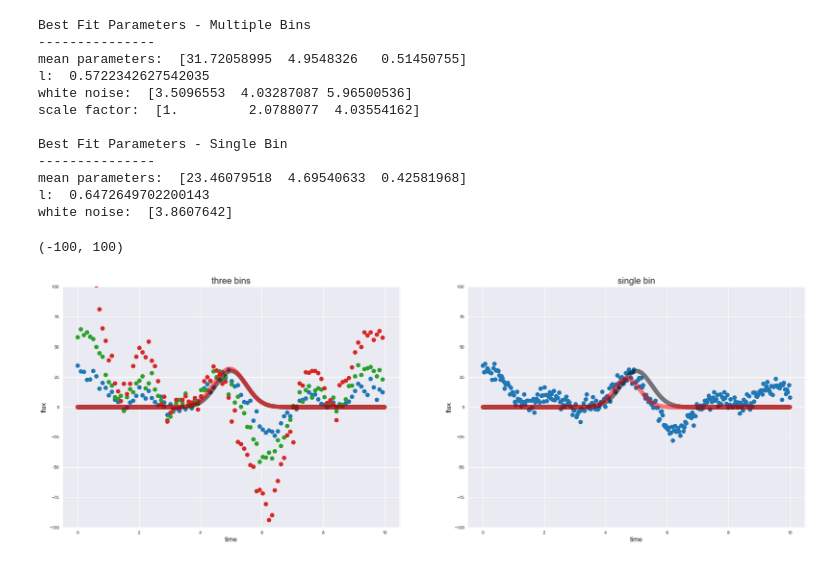
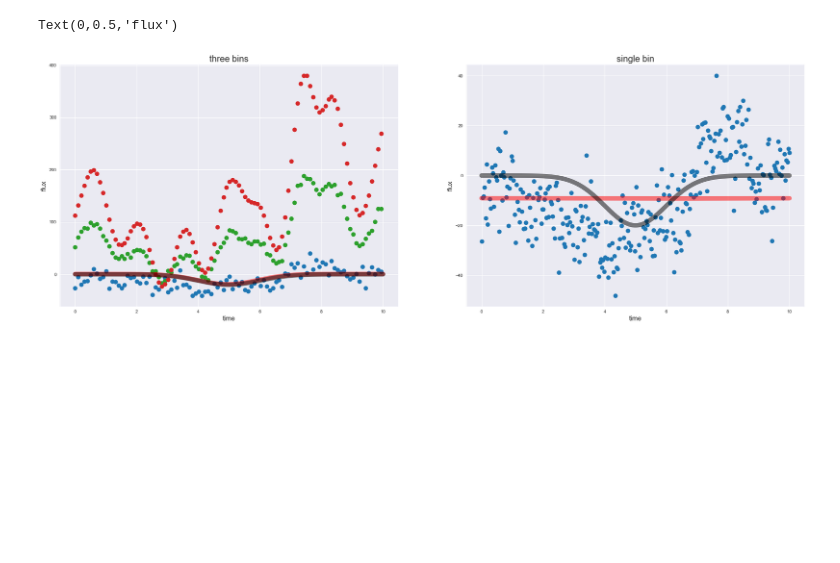
Before and after one commit to tagordon/gp2d, a Jupyter notebook: My GP Implementation.ipynb, the cells around one changed output. Cells and saved outputs as stored; diff of their text form; code cells hidden in the pictures; blank space fills up the shorter version.

Commit message:
random light curves and BIC

```diff
--- a/My GP Implementation.ipynb
+++ b/My GP Implementation.ipynb
@@ -105,20 +112,24 @@ def do_mcmc(p0, n_samples, n_steps, n_walkers, n_burnin, data, t):
 # %%
 # parameters for true mean and gp
 
-t0 = 5
-sig = 0.5
-A = 30
-true_params = np.log(0.5), np.log(4), np.log(4), np.log(6), 2, 4, A, t0, sig
+true_log_A = np.log(10)
+true_log_l = np.log(0.5)
+true_log_wn = np.log([10, 5, 1])
+true_c = [5, 10]
+true_mean_params = [-20, 5, 1]
+true_offset = [0, 100, 200]
+
+true_params = make_params(3, log_A=true_log_A, log_l=true_log_l, log_wn=true_log_wn, c=true_c, mean_params=true_mean_params, offset=true_offset)
 t_single = np.linspace(0, 10, 300)
 t = t_single[::3]
 tp = np.linspace(0, 10, 1000)
 
-def gauss(t, A, t0, sig):
-    return A*np.exp(-((t - t0)**2)/(2*sig*sig))
+def gauss(t, offset, A, t0, sig):
+    return offset + A*np.exp(-((t - t0)**2)/(2*sig*sig))
 # %%
 # make the fake data
 
-data = make_data(true_params, gauss, 3, t_single)
+data = make_data(true_params, gauss, 3, 3, t_single)
 data_single = data[0]
 y1, y2, y3 = [d[::3] for d in data]
 # %%
@@ -159,61 +225,31 @@ scale factor:  [1 2 4]
 # %%
-# minimize the single and triple-wavelength cases and plot the fits.
+# plot fits
+_, _, _, _, mean_params_multi, offset_multi = unpack_params(min_params_multi, 3, 3)
+_, _, _, mean_params_single, offset_single = unpack_params(min_params_single, 1, 3)
 
-# three wavelength case
-p0 = [np.log(0.4), np.log(0.7), np.log(3.5), np.log(4.5), 1.5, 3, 50, 5, 1]
-# L-BFGS-B minimization
-min_params_multi = fit_n_samples(p0, 3, [y1, y2, y3], t)
-
-# single wavelength case
-p0 = [np.log(0.4), np.log(0.7), 50, 5, 1]
-# L-BFGS-B minimization
-min_params_single = fit_n_samples(p0, 1, data_single, t_single)
-
-# print the best fit parameters for both cases
-print('Best Fit Parameters - Multiple Bins')
-print('---------------')
-print_params(min_params_multi, 3)
-print(' ')
-print('Best Fit Parameters - Single Bin')
-print('---------------')
-print_params(min_params_single, 1)
-
-# plot fits
 fig, axs = pl.subplots(1, 2, figsize=(30, 10))
 axs[0].plot(t, y1, 'o', alpha=1, color=palette[0], markersize=10)
 axs[0].plot(t, y2, 'o', alpha=1, color=palette[2], markersize=10)
 axs[0].plot(t, y3, 'o', alpha=1, color=palette[3], markersize=10)
-axs[0].plot(tp, gauss(tp, A, t0, sig), linewidth=10, color='k', alpha=0.5)
-axs[0].plot(tp, gauss(tp, min_params_multi[-3], min_params_multi[-2], min_params_multi[-1]), linewidth=10, color='r', alpha=0.5)
+axs[0].plot(tp, gauss(tp, offset_multi[0], *mean_params_multi), linewidth=10, color='r', alpha=0.5)
+axs[0].plot(tp, gauss(tp, true_offset[0], *true_mean_params), linewidth=10, color='k', alpha=0.5)
 
 axs[1].plot(t_single, data_single, 'o', alpha=1, color=palette[0], markersize=10)
-axs[1].plot(tp, gauss(tp, A, t0, sig), linewidth=10, color='k', alpha=0.5)
-axs[1].plot(tp, gauss(tp, min_params_single[-3], min_params_single[-2], min_params_single[-1]), linewidth=10, color='r', alpha=0.5)
+axs[1].plot(tp, gauss(tp, offset_single[0], *mean_params_single), linewidth=10, color='r', alpha=0.5)
+axs[1].plot(tp, gauss(tp, true_offset[0], *true_mean_params), linewidth=10, color='k', alpha=0.5)
 
 axs[0].set_title('three bins', size=20)
 axs[0].set_xlabel('time', size=15)
 axs[0].set_ylabel('flux', size=15)
 
 axs[1].set_title('single bin', size=20)
 axs[1].set_xlabel('time', size=15)
 axs[1].set_ylabel('flux', size=15)
 
-axs[0].set_ylim(-100, 100)
-axs[1].set_ylim(-100, 100)
+#axs[0].set_ylim(-100, 100)
+#axs[1].set_ylim(-100, 100)
 # %% [output]
-Best Fit Parameters - Multiple Bins
----------------
-mean parameters:  [31.72058995  4.9548326   0.51450755]
-l:  0.5722342627542035
-white noise:  [3.5096553  4.03287087 5.96500536]
-scale factor:  [1.         2.0788077  4.03554162]
-
-Best Fit Parameters - Single Bin
----------------
-mean parameters:  [23.46079518  4.69540633  0.42581968]
-l:  0.6472649702200143
-white noise:  [3.8607642]
+Text(0,0.5,'flux')
-(-100, 100)
-[figure, old version]
+[figure, new version]
 # %%
 # do mcmc starting from best fit parameters for the three wavelength case
```
Also changed, not shown: parts of 8 cells of this notebook, 4 other files.
